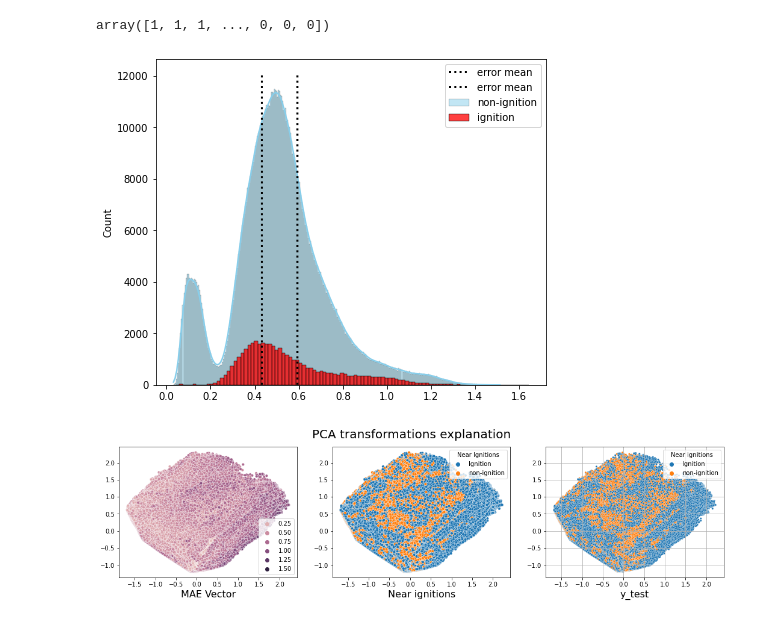
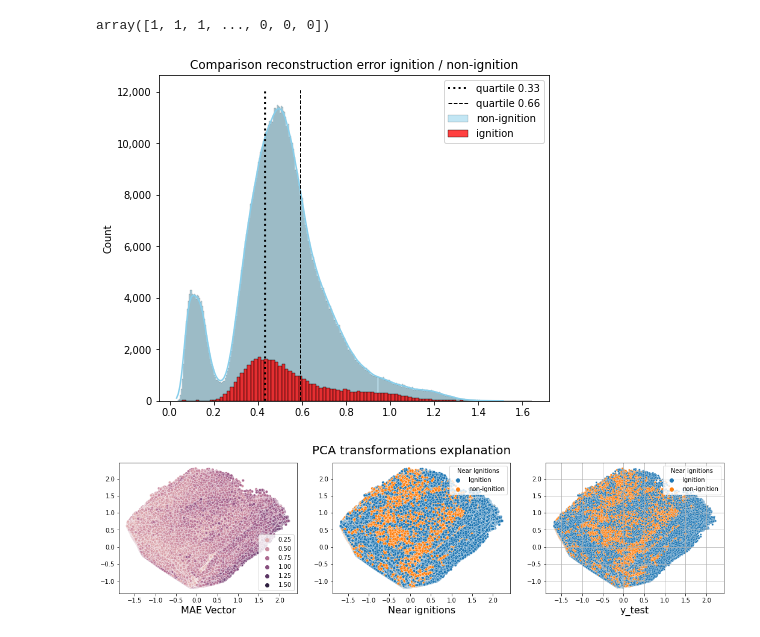
Before and after one commit to castorgit/Forest_fires, a Jupyter notebook: 03_VAE_Autoencoder_training_ignition_events(2).ipynb, the cells around one changed output. Saved outputs shown, nothing was run; the diff lists cells and outputs as text; code cells hidden in the pictures.

```diff
--- a/03_VAE_Autoencoder_training_ignition_events(2).ipynb
+++ b/03_VAE_Autoencoder_training_ignition_events(2).ipynb
@@ -355,23 +360,23 @@ array([1, 1, 1, ..., 0, 0, 0])
 # %%
 fig,ax1  = plt.subplots(figsize=(7,6))
 sns.histplot(data=mae_vector, ax=ax1, color='skyblue', label='non-ignition', kde=True)
 sns.histplot(data=mae_vector_train, ax=ax1, color='red', label='ignition')
 xmin, xmax, ymin, ymax = plt.axis()
 liney = np.arange(ymin, ymax, 0.01)
 linex = np.ones(len(liney)) * error_thresh_low
 sns.lineplot(x = linex, y= liney, color='black', ax=ax1, linewidth=2, estimator = None,
-             linestyle = 'dotted', label='error mean')
+             linestyle = 'dotted', label='quartile 0.33')
 linex = np.ones(len(liney))* error_thresh_high
-sns.lineplot(x = linex, y= liney, color='black', ax=ax1, linewidth=2, estimator = None,
-             linestyle = 'dotted', label='error mean')
+sns.lineplot(x = linex, y= liney, color='black', ax=ax1, linewidth=1, estimator = None,
+             linestyle = 'dashed', label='quartile 0.66')
 ax1.set_title('Comparison reconstruction error ignition / non-ignition')
 ax1.yaxis.set_major_formatter(StrMethodFormatter('{x:,.0f}'))
 #plt.xlim(0,0.2)
 #plt.ylim(0,8000)
 plt.legend()
 plt.show()
 # %% [output]
-[figure, old version]
+[figure, new version]
 # %%
 # second prediction with X_test vector to be used in PCA transformation
 X_pred2 = vae_model.predict(X_test)
```
Also changed, not shown: parts of 2 cells of this notebook, 2 other files.
